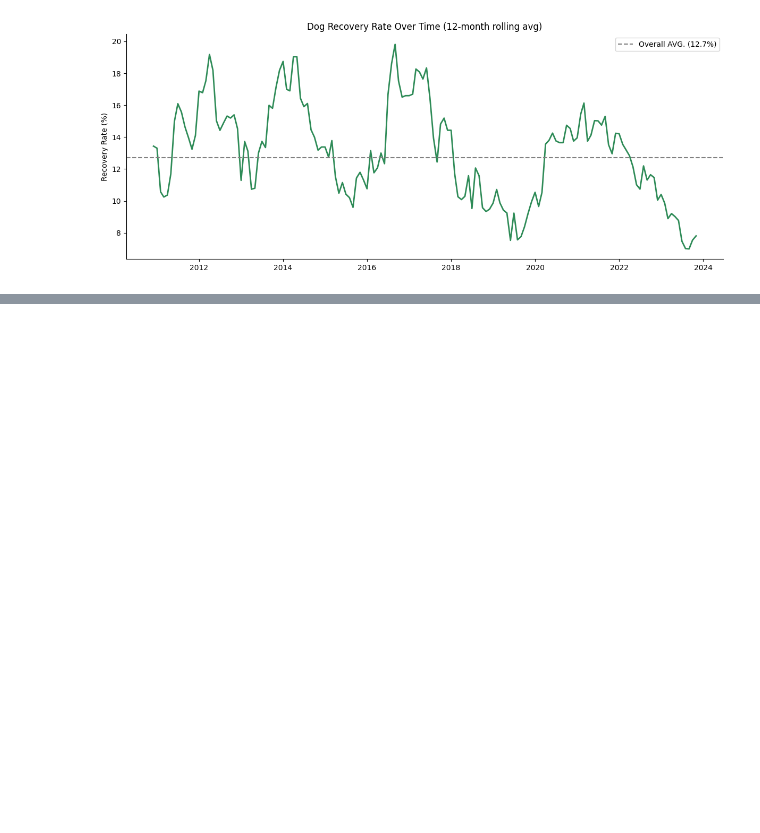
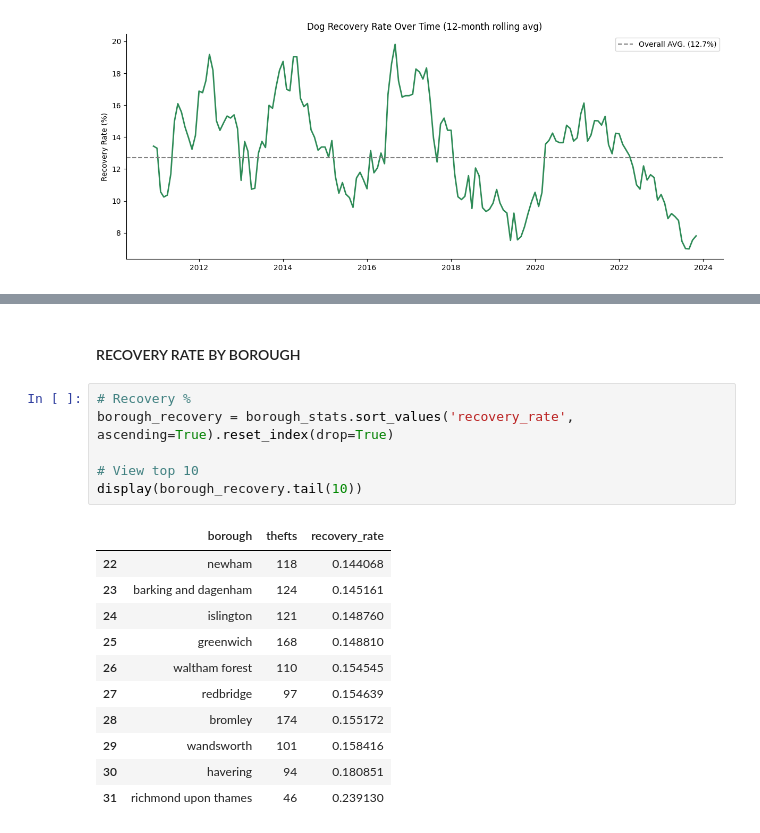
Before and after one commit to sam-maceoghain/dog_theft_london, a Jupyter notebook: 3. EDA.ipynb, the cells around one changed output, grey strips where cells are left out. Cells and saved outputs as stored; diff of their text form; blank space fills up the shorter version.

```diff
--- a/3. EDA.ipynb
+++ b/3. EDA.ipynb
@@ -182,0 +217,20 @@ plt.show()
+# %% [markdown]
+#### RECOVERY RATE BY BOROUGH
+# %%
+# Recovery %
+borough_recovery = borough_stats.sort_values('recovery_rate', ascending=True).reset_index(drop=True)
+
+# View top 10
+display(borough_recovery.tail(10))
+# %% [output]
+|  | borough | thefts | recovery_rate |
+| 22 | newham | 118 | 0.144068 |
+| 23 | barking and dagenham | 124 | 0.145161 |
+| 24 | islington | 121 | 0.148760 |
+| 25 | greenwich | 168 | 0.148810 |
+| 26 | waltham forest | 110 | 0.154545 |
+| 27 | redbridge | 97 | 0.154639 |
+| 28 | bromley | 174 | 0.155172 |
+| 29 | wandsworth | 101 | 0.158416 |
+| 30 | havering | 94 | 0.180851 |
+| 31 | richmond upon thames | 46 | 0.239130 |
```
Also changed, not shown: parts of 5 cells of this notebook.
